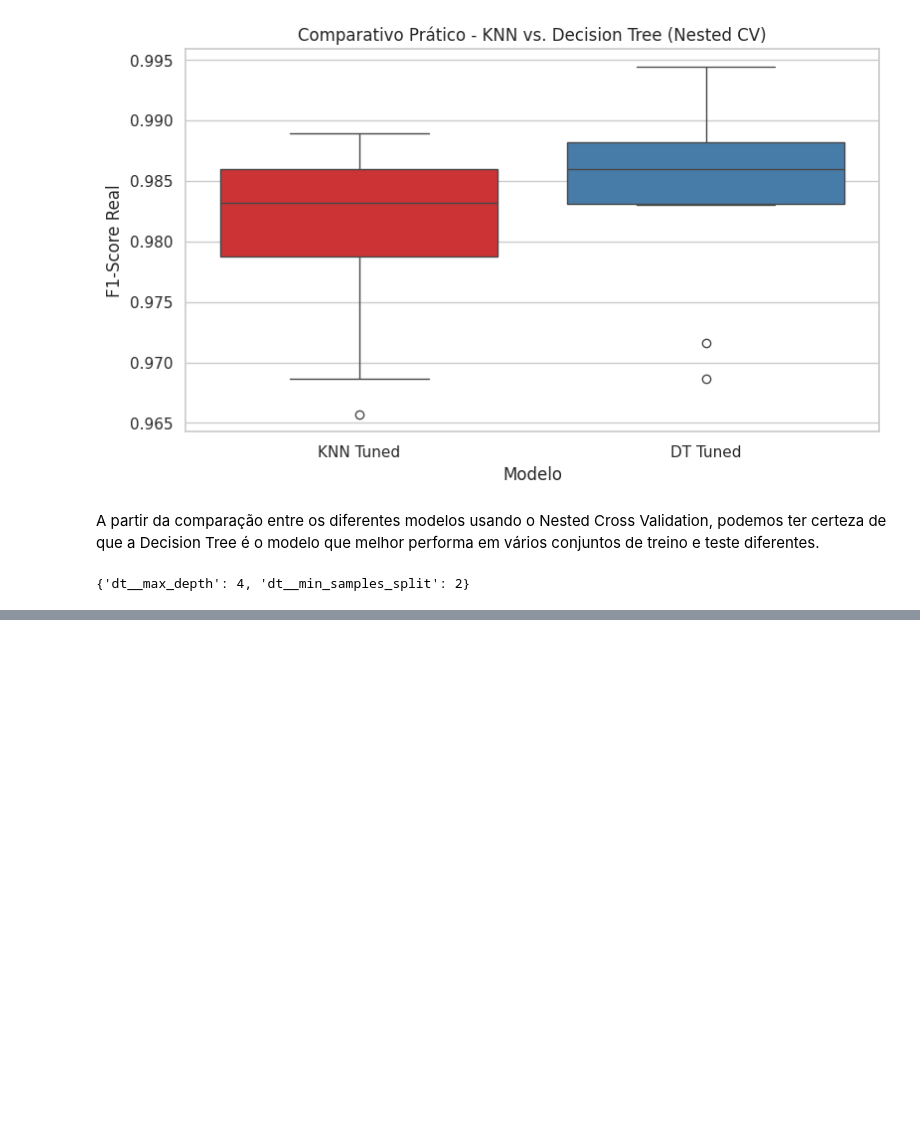
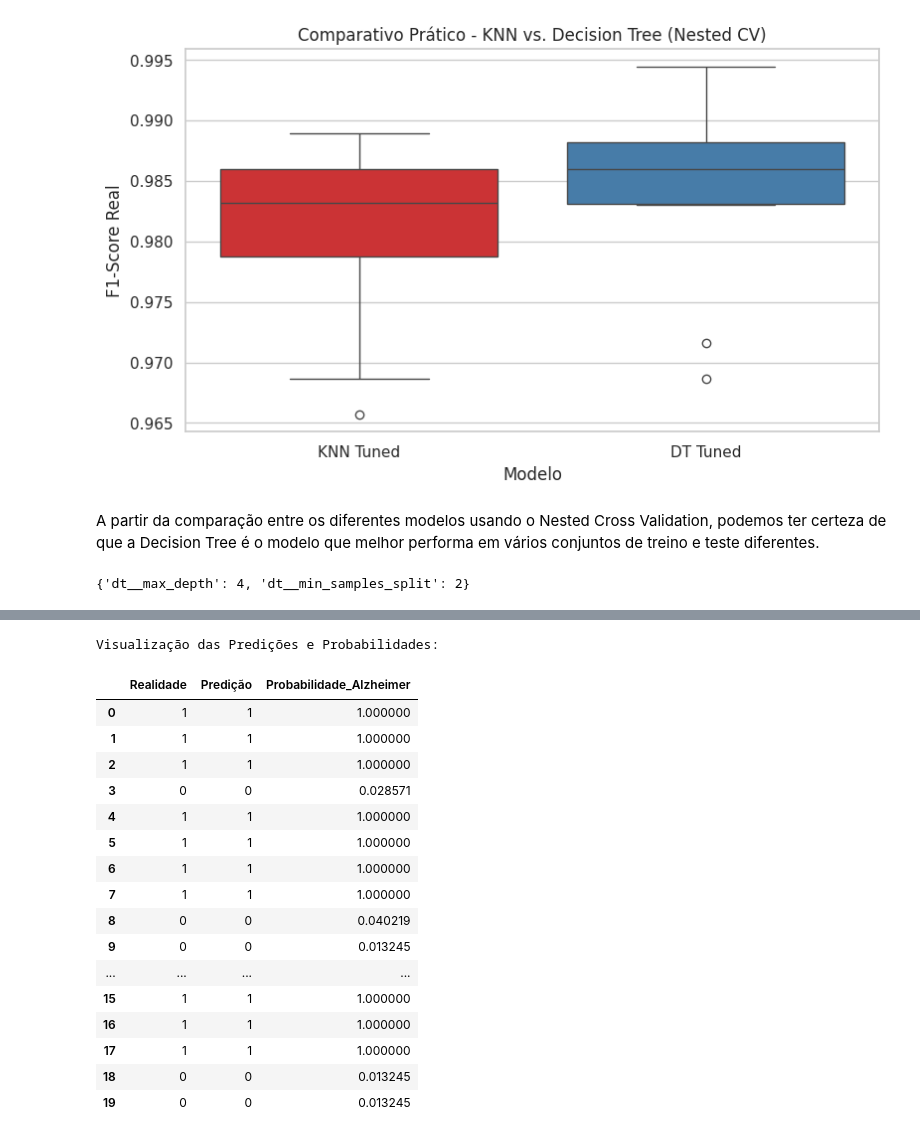
Before and after one commit to debahferreira/neuropredict-ml, a Jupyter notebook: notebooks/03_exploracao.ipynb, the cells around one changed output, grey strips where cells are left out. Drawn from its saved outputs; the diff is of its cells as text; code cells hidden in the pictures; blank space fills up the shorter version.

```diff
--- a/notebooks/03_exploracao.ipynb
+++ b/notebooks/03_exploracao.ipynb
@@ -228,0 +258,32 @@ print(final_grid.best_params_)
+# %%
+import pandas as pd
+
+# 1. Criar um DataFrame de resultados
+df_resultados = pd.DataFrame({
+    'Realidade': y_test.values,
+    'Predição': y_pred,
+    'Probabilidade_Alzheimer': y_pred_prob
+})
+
+# 2. Mostrar as primeiras linhas
+print("Visualização das Predições e Probabilidades:")
+display(df_resultados.head(20))
+# %% [output]
+Visualização das Predições e Probabilidades:
+|  | Realidade | Predição | Probabilidade_Alzheimer |
+| 0 | 1 | 1 | 1.000000 |
+| 1 | 1 | 1 | 1.000000 |
+| 2 | 1 | 1 | 1.000000 |
+| 3 | 0 | 0 | 0.028571 |
+| 4 | 1 | 1 | 1.000000 |
+| 5 | 1 | 1 | 1.000000 |
+| 6 | 1 | 1 | 1.000000 |
+| 7 | 1 | 1 | 1.000000 |
+| 8 | 0 | 0 | 0.040219 |
+| 9 | 0 | 0 | 0.013245 |
+| ... | ... | ... | ... |
+| 15 | 1 | 1 | 1.000000 |
+| 16 | 1 | 1 | 1.000000 |
+| 17 | 1 | 1 | 1.000000 |
+| 18 | 0 | 0 | 0.013245 |
+| 19 | 0 | 0 | 0.013245 |
```
Also changed, not shown: parts of 3 cells of this notebook.
